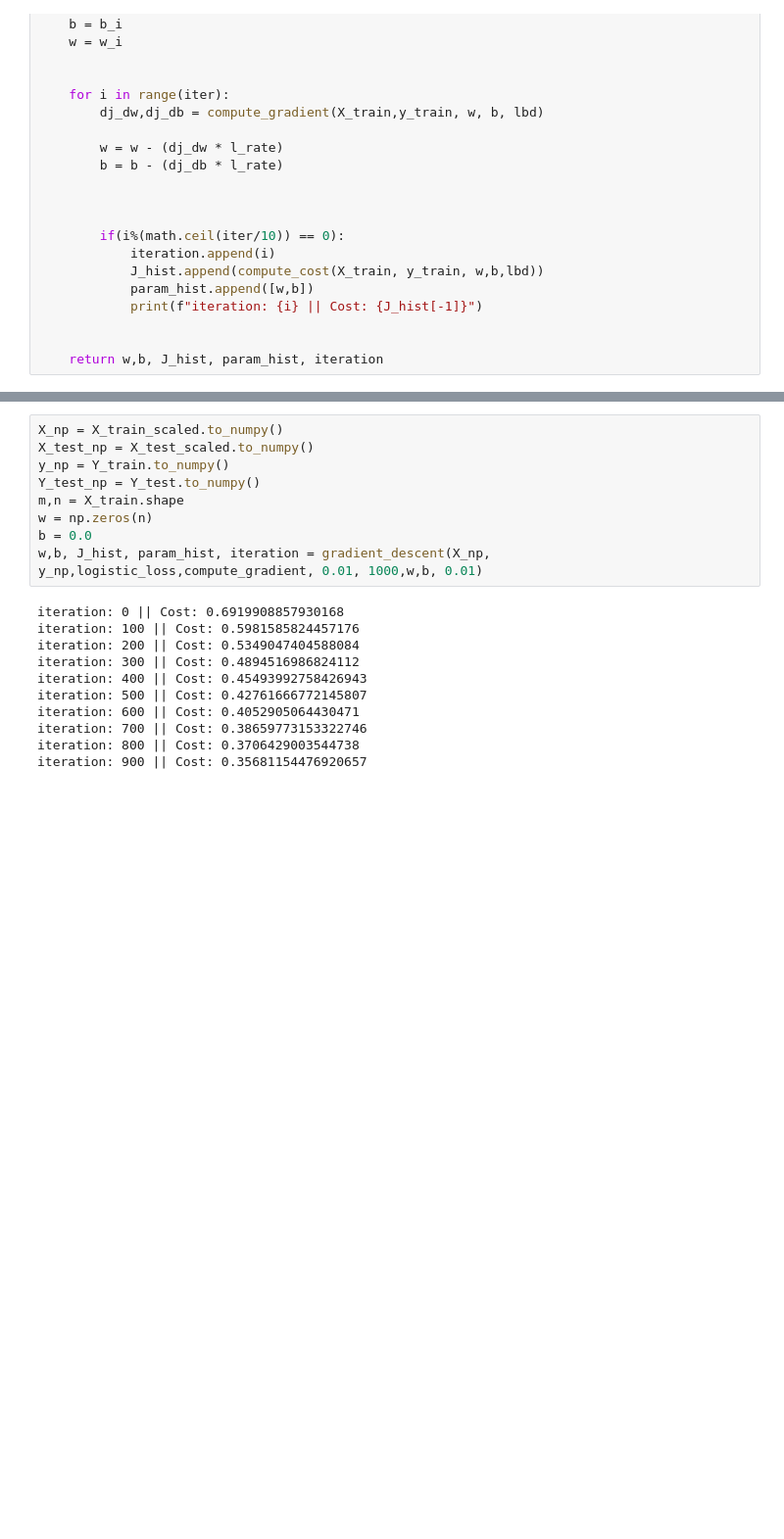
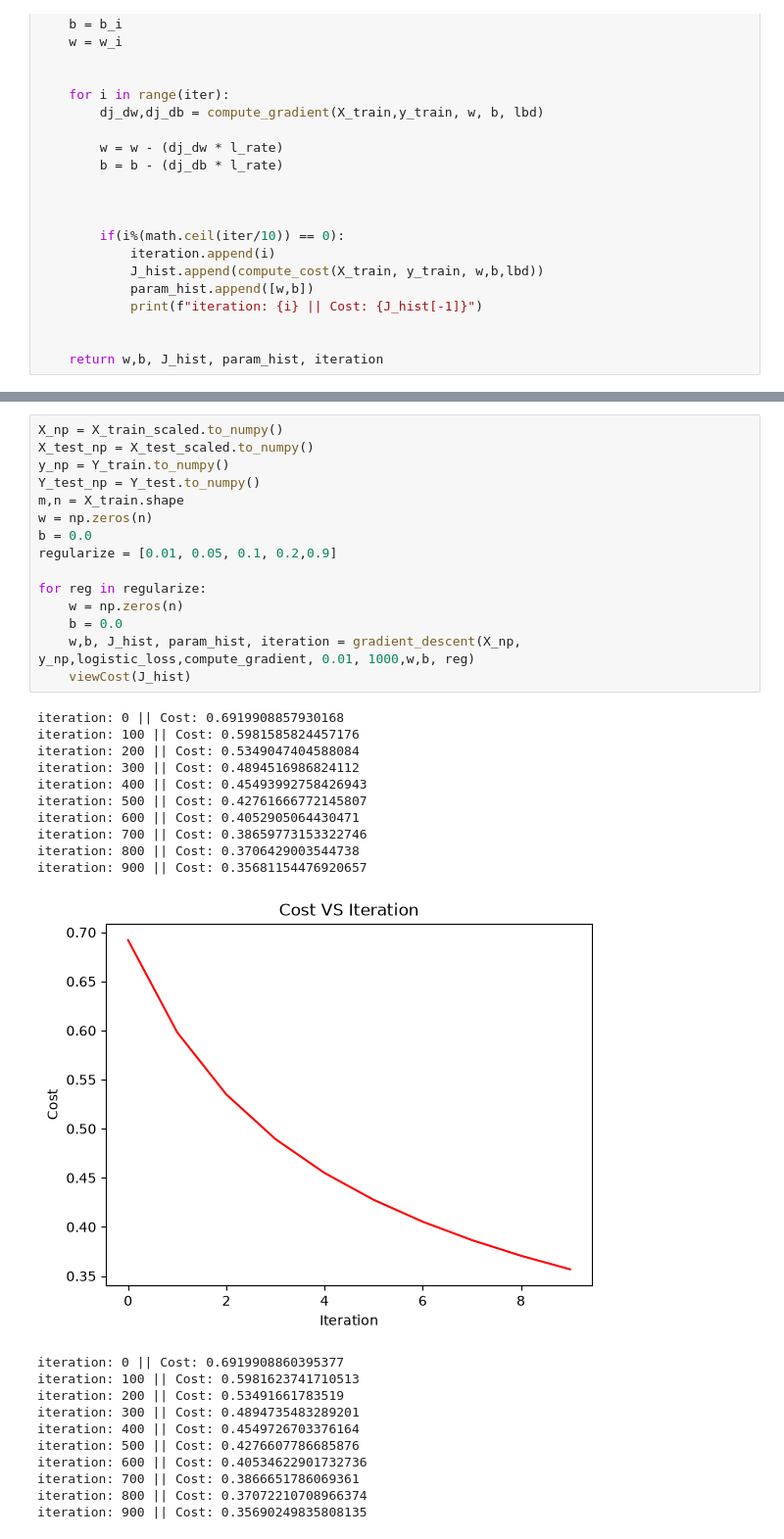
Before and after one commit to Hriddha/CSE445, a Jupyter notebook: Assignment_2/Asn2.ipynb, the cells around one changed output, grey strips where cells are left out. Shown at 98% size. Drawn from its saved outputs; the diff is of its cells as text; blank space fills up the shorter version.

```diff
--- a/Assignment_2/Asn2.ipynb
+++ b/Assignment_2/Asn2.ipynb
@@ -151,20 +158,37 @@ def gradient_descent(X_train, y_train, compute_cost, compute_gradient, l_rate, i
 # %%
 X_np = X_train_scaled.to_numpy()
 X_test_np = X_test_scaled.to_numpy()
 y_np = Y_train.to_numpy()
 Y_test_np = Y_test.to_numpy()
 m,n = X_train.shape
 w = np.zeros(n)
 b = 0.0
-w,b, J_hist, param_hist, iteration = gradient_descent(X_np, y_np,logistic_loss,compute_gradient, 0.01, 1000,w,b, 0.01)
+regularize = [0.01, 0.05, 0.1, 0.2,0.9]
+
+for reg in regularize:
+    w = np.zeros(n)
+    b = 0.0
+    w,b, J_hist, param_hist, iteration = gradient_descent(X_np, y_np,logistic_loss,compute_gradient, 0.01, 1000,w,b, reg)
+    viewCost(J_hist)
 # %% [output]
 iteration: 0 || Cost: 0.6919908857930168
 iteration: 100 || Cost: 0.5981585824457176
 iteration: 200 || Cost: 0.5349047404588084
 iteration: 300 || Cost: 0.4894516986824112
 iteration: 400 || Cost: 0.45493992758426943
 iteration: 500 || Cost: 0.42761666772145807
 iteration: 600 || Cost: 0.4052905064430471
 iteration: 700 || Cost: 0.38659773153322746
 iteration: 800 || Cost: 0.3706429003544738
 iteration: 900 || Cost: 0.35681154476920657
+[figure, added]
+iteration: 0 || Cost: 0.6919908860395377
+iteration: 100 || Cost: 0.5981623741710513
+iteration: 200 || Cost: 0.53491661783519
+iteration: 300 || Cost: 0.4894735483289201
+iteration: 400 || Cost: 0.4549726703376164
+iteration: 500 || Cost: 0.4276607786685876
+iteration: 600 || Cost: 0.40534622901732736
+iteration: 700 || Cost: 0.3866651786069361
+iteration: 800 || Cost: 0.37072210708966374
+iteration: 900 || Cost: 0.35690249835808135
```
Also changed, not shown: parts of 8 cells of this notebook.
